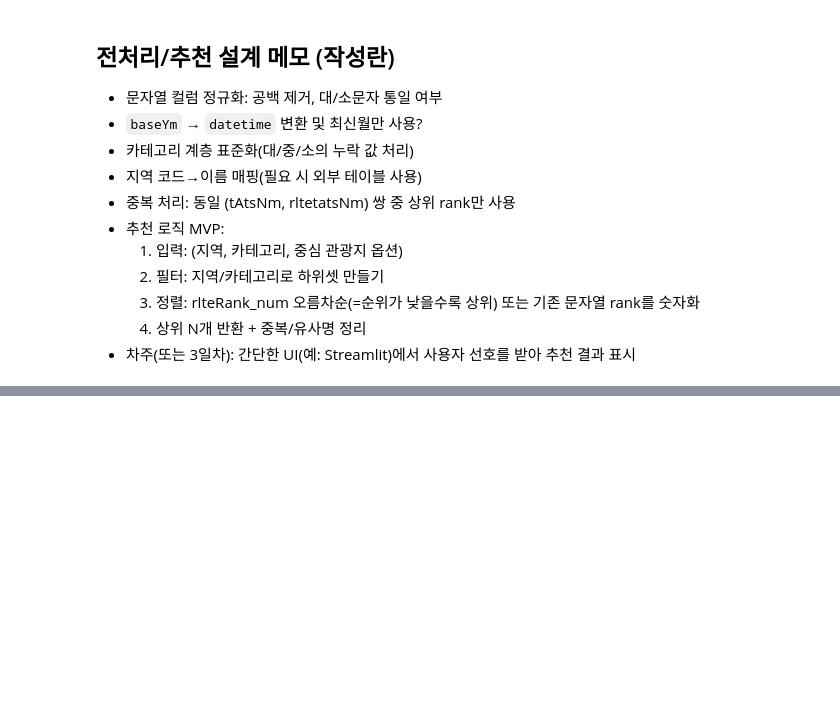
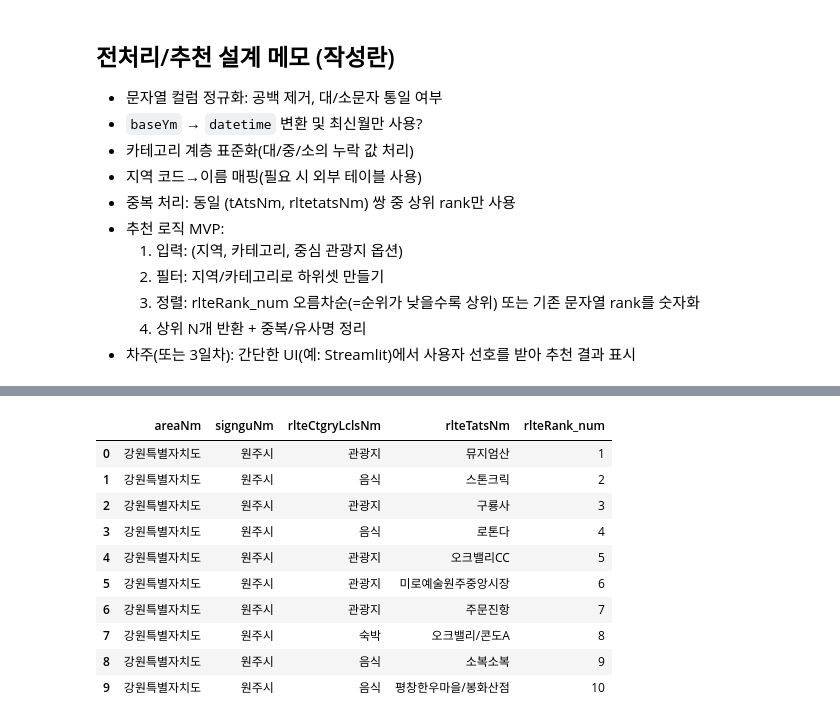
Before and after one commit to ehgus0101/smart_travel_planner, a Jupyter notebook: notebooks/eda_day2.ipynb, the cells around one changed output, grey strips where cells are left out. Saved outputs shown, nothing was run; the diff lists cells and outputs as text; code cells hidden in the pictures; blank space fills up the shorter version.

```diff
--- a/notebooks/eda_day2.ipynb
+++ b/notebooks/eda_day2.ipynb
@@ -284,0 +369,6 @@ Saved: /workspaces/smart_travel_planner/notebooks/output/clean_preview.parquet
+# %%
+import pandas as pd
+df_final = pd.read_parquet("data/processed/final_pois.parquet")
+display(df_final.sample(5))
+df_final[["areaNm","signguNm","rlteCtgryLclsNm","rlteTatsNm","rlteRank_num"]].head(10)
+# %% [output]
@@ -284,0 +381,11 @@ Saved: /workspaces/smart_travel_planner/notebooks/output/clean_preview.parquet
+|  | areaNm | signguNm | rlteCtgryLclsNm | rlteTatsNm | rlteRank_num |
+| 0 | 강원특별자치도 | 원주시 | 관광지 | 뮤지엄산 | 1 |
+| 1 | 강원특별자치도 | 원주시 | 음식 | 스톤크릭 | 2 |
+| 2 | 강원특별자치도 | 원주시 | 관광지 | 구룡사 | 3 |
+| 3 | 강원특별자치도 | 원주시 | 음식 | 로톤다 | 4 |
+| 4 | 강원특별자치도 | 원주시 | 관광지 | 오크밸리CC | 5 |
+| 5 | 강원특별자치도 | 원주시 | 관광지 | 미로예술원주중앙시장 | 6 |
+| 6 | 강원특별자치도 | 원주시 | 관광지 | 주문진항 | 7 |
+| 7 | 강원특별자치도 | 원주시 | 숙박 | 오크밸리/콘도A | 8 |
+| 8 | 강원특별자치도 | 원주시 | 음식 | 소복소복 | 9 |
+| 9 | 강원특별자치도 | 원주시 | 음식 | 평창한우마을/봉화산점 | 10 |
```
Also changed, not shown: parts of 6 cells of this notebook, 10 other files.
